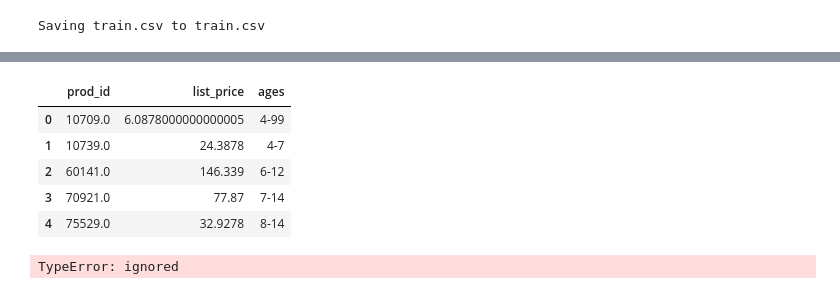
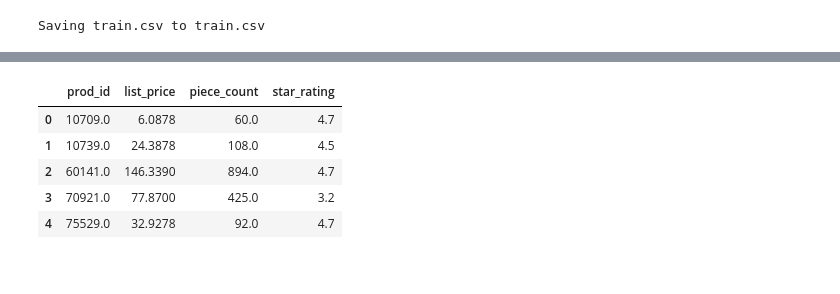
Before and after one commit to evangelav/Machine_Learning, a Jupyter notebook: BIN3100_ML_S3_Case_studies.ipynb, the cells around one changed output, grey strips where cells are left out. Saved outputs shown, nothing was run; the diff lists cells and outputs as text; code cells hidden in the pictures.

```diff
--- a/BIN3100_ML_S3_Case_studies.ipynb
+++ b/BIN3100_ML_S3_Case_studies.ipynb
@@ -192,0 +179,7 @@ train.head()
+# %%
+import pandas as pd
+import seaborn as sns
+
+train = pd.read_csv('train.csv')
+train.shape
+train.head()
@@ -192,0 +213,5 @@ train.head()
+# %%
+train['num_reviews'] = train['num_reviews'].fillna(0)
+train['play_star_rating'] = train['play_star_rating'].fillna(0)
+train['star_rating'] = train['star_rating'].fillna(0)
+train['val_star_rating'] = train['val_star_rating'].fillna(0)
@@ -193,16 +275,14 @@ train.head()
 # %%
-train = train[['prod_id', 'list_price', 'ages']]
+train = train[['prod_id', 'list_price', 'piece_count','star_rating']]
 train.dropna(axis=0, inplace=True)
 train.head()
 # %% [output]
-|  | prod_id | list_price | ages |
-| 0 | 10709.0 | 6.0878000000000005 | 4-99 |
-| 1 | 10739.0 | 24.3878 | 4-7 |
-| 2 | 60141.0 | 146.339 | 6-12 |
-| 3 | 70921.0 | 77.87 | 7-14 |
-| 4 | 75529.0 | 32.9278 | 8-14 |
+|  | prod_id | list_price | piece_count | star_rating |
+| 0 | 10709.0 | 6.0878 | 60.0 | 4.7 |
+| 1 | 10739.0 | 24.3878 | 108.0 | 4.5 |
+| 2 | 60141.0 | 146.3390 | 894.0 | 4.7 |
+| 3 | 70921.0 | 77.8700 | 425.0 | 3.2 |
+| 4 | 75529.0 | 32.9278 | 92.0 | 4.7 |
 # %%
 X = train.drop('list_price', axis=1)
 y = train['list_price']
-# %% [output]
-TypeError: ignored
```
Also changed, not shown: parts of 14 cells of this notebook.
